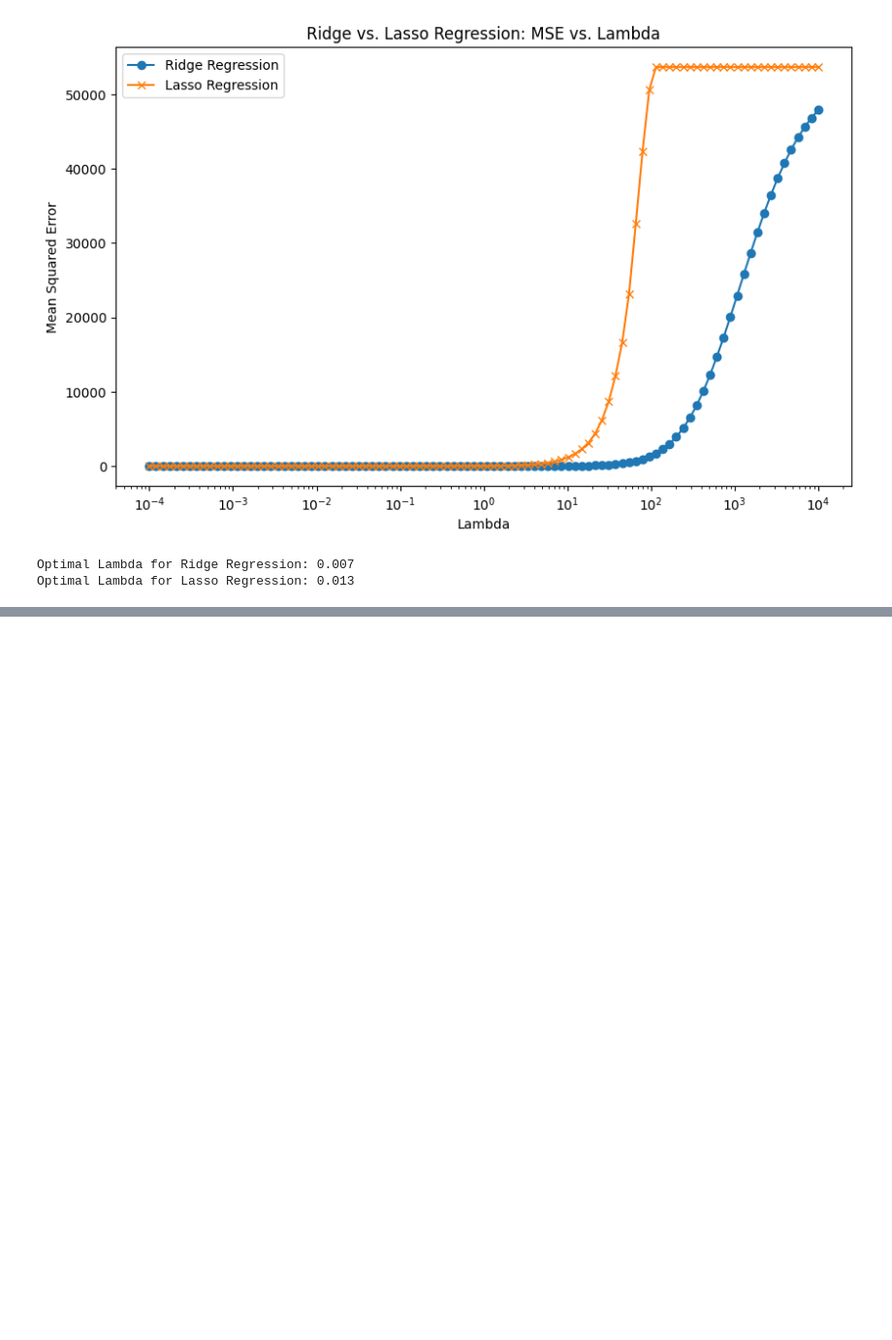
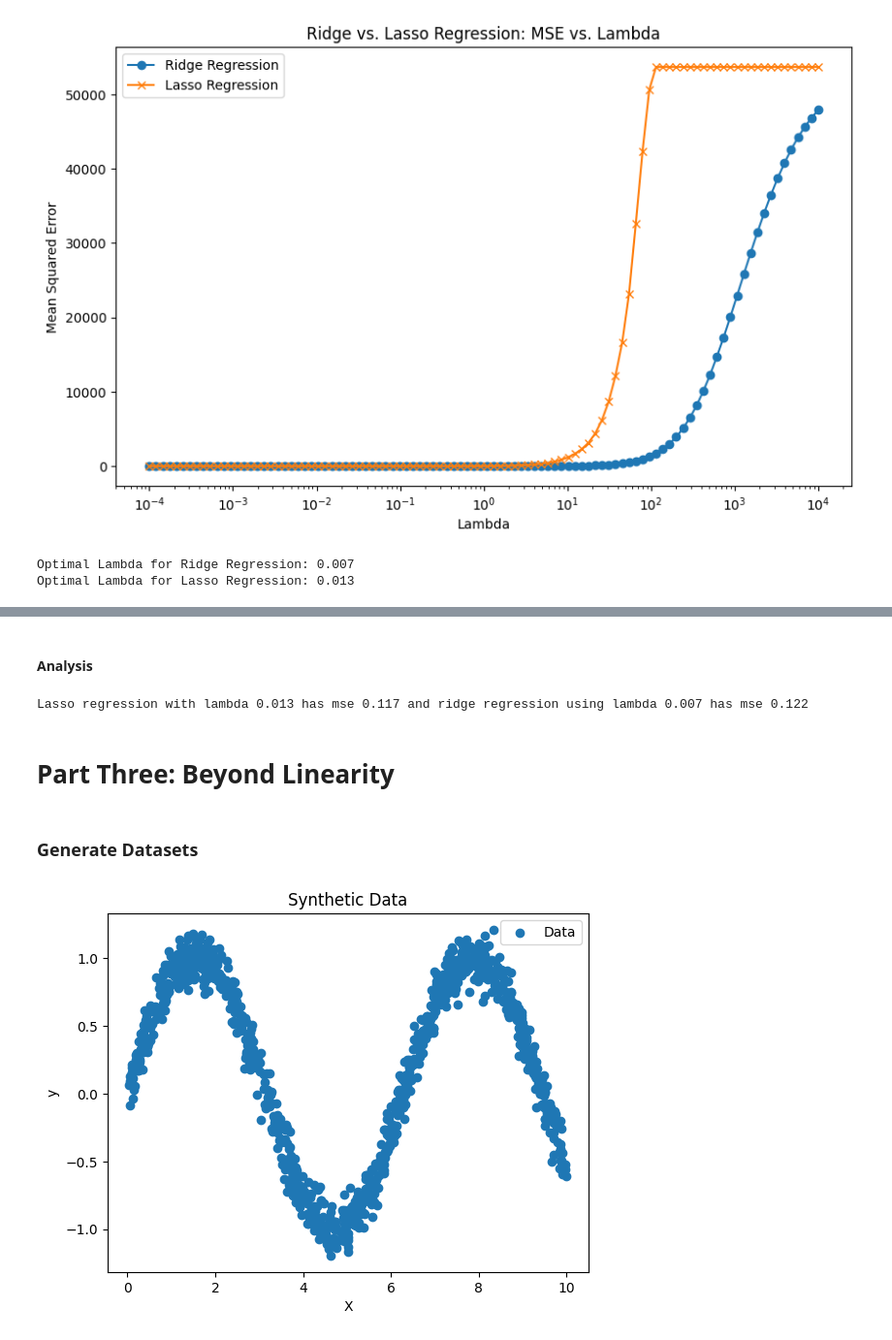
Before and after one commit to Raminyazdani/ml-model-selection-notebook, a Jupyter notebook: ml_model_selection_analysis.ipynb, the cells around one changed output, grey strips where cells are left out. Shown at 97% size. Drawn from its saved outputs; the diff is of its cells as text; code cells hidden in the pictures; blank space fills up the shorter version.

```diff
--- a/ml_model_selection_analysis.ipynb
+++ b/ml_model_selection_analysis.ipynb
@@ -304,0 +317,38 @@ Optimal Lambda for Lasso Regression: 0.013
+# %% [markdown]
+#### Analysis
+# %%
+from sklearn.metrics import mean_squared_error Fit Ridge Regression on train data with optimal lambda
+ridge = Ridge(alpha=optimal_lambda_ridge)
+ridge.fit(X_train, y_train)
+y_pred_ridge = ridge.predict(X_test)
+mse_ridge =mean_squared_error(y_test, y_pred_ridge) estimate the MSE Fit Lasso Regression train data with optimal lambda
+lasso = Lasso(alpha=optimal_lambda_lasso)
+lasso.fit(X_train, y_train)
+y_pred_lasso = lasso.predict(X_test)
+mse_lasso =mean_squared_error(y_test, y_pred_lasso) estimate the MSE
+
+print(f"Lasso regression with lambda {optimal_lambda_lasso:.3f} has mse {mse_lasso:.3f} and ridge regression using lambda {optimal_lambda_ridge:.3f} has mse {mse_ridge:.3f}")
+# %% [output]
+Lasso regression with lambda 0.013 has mse 0.117 and ridge regression using lambda 0.007 has mse 0.122
+# %% [markdown]
+# Part Three: Beyond Linearity
+# %% [markdown]
+### Generate Datasets
+# %%
+import numpy as np
+import matplotlib.pyplot as plt
+
+np.random.seed(42)
+num_samples = 1000
+X_splines = np.sort(np.random.rand(num_samples) * 10)
+y_splines = np.sin(X_splines) + np.random.randn(num_samples) * 0.1
+
+# Plot the synthetic data
+plt.scatter(X_splines, y_splines, label='Data')
+plt.xlabel('X')
+plt.ylabel('y')
+plt.title('Synthetic Data')
+plt.legend()
+plt.show()
+# %% [output]
+[figure, added]
```
Also changed, not shown: parts of 1 cell of this notebook, 1 other file.
